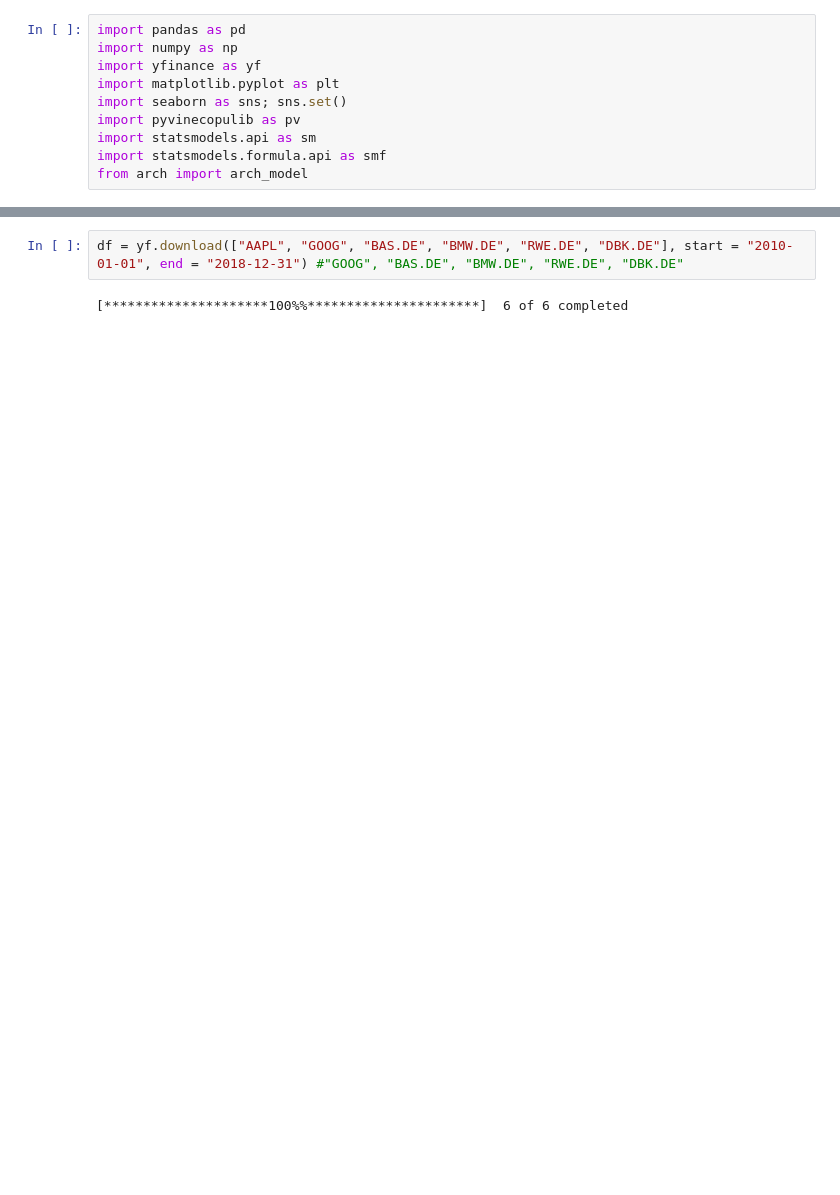
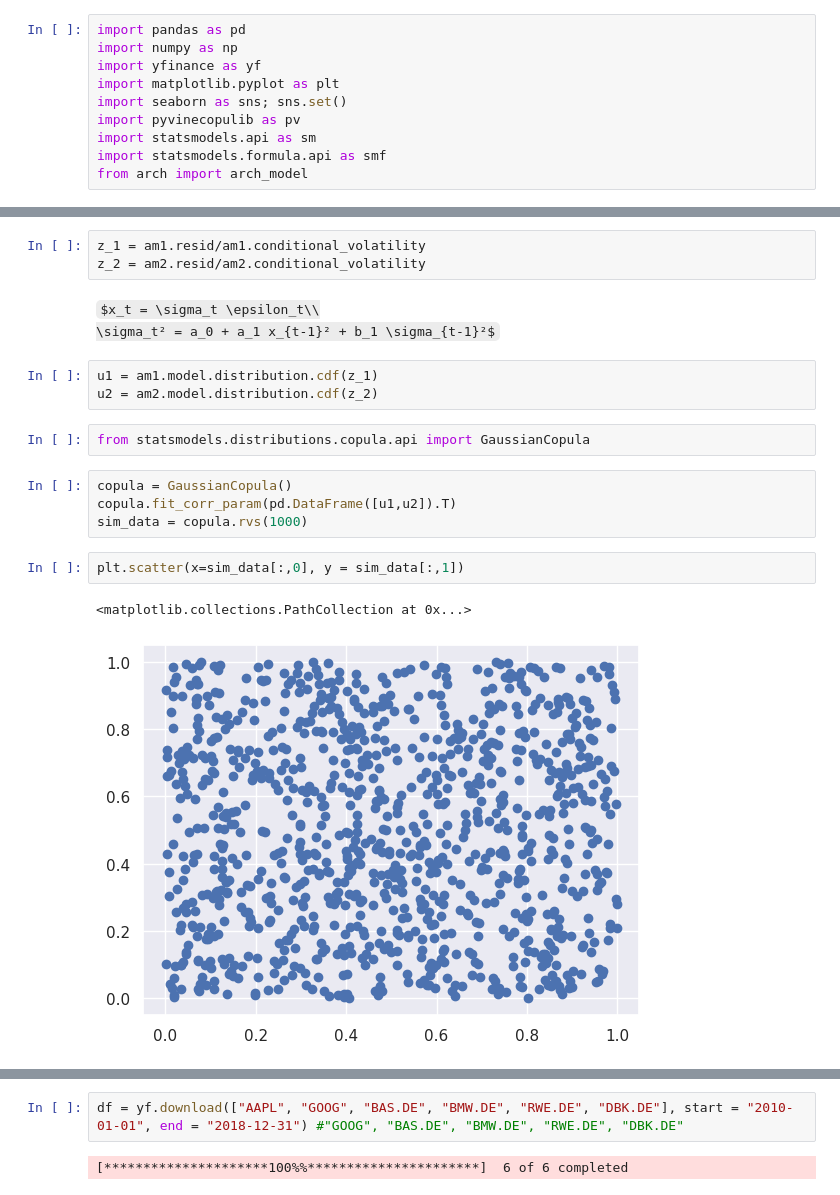
Before and after one commit to memlein/Copula-GARCH-for-Value-at-Risk-Prediction, a Jupyter notebook: VaR.ipynb, the cells around one changed output, grey strips where cells are left out. Saved outputs shown, nothing was run; the diff lists cells and outputs as text; some formulas as TeX source; blank space fills up the shorter version.

```diff
--- a/VaR.ipynb
+++ b/VaR.ipynb
@@ -10,0 +91,20 @@ from arch import arch_model
+# %%
+z_1 = am1.resid/am1.conditional_volatility
+z_2 = am2.resid/am2.conditional_volatility
+# %% [markdown]
+$x_t = \sigma_t \epsilon_t\\
+\sigma_t² = a_0 + a_1 x_{t-1}² + b_1 \sigma_{t-1}²$
+# %%
+u1 = am1.model.distribution.cdf(z_1)
+u2 = am2.model.distribution.cdf(z_2)
+# %%
+from statsmodels.distributions.copula.api import GaussianCopula
+# %%
+copula = GaussianCopula()
+copula.fit_corr_param(pd.DataFrame([u1,u2]).T)
+sim_data = copula.rvs(1000)
+# %%
+plt.scatter(x=sim_data[:,0], y = sim_data[:,1])
+# %% [output]
+<matplotlib.collections.PathCollection at 0x...>
+[figure, added]
```
Also changed, not shown: parts of 39 cells of this notebook.
